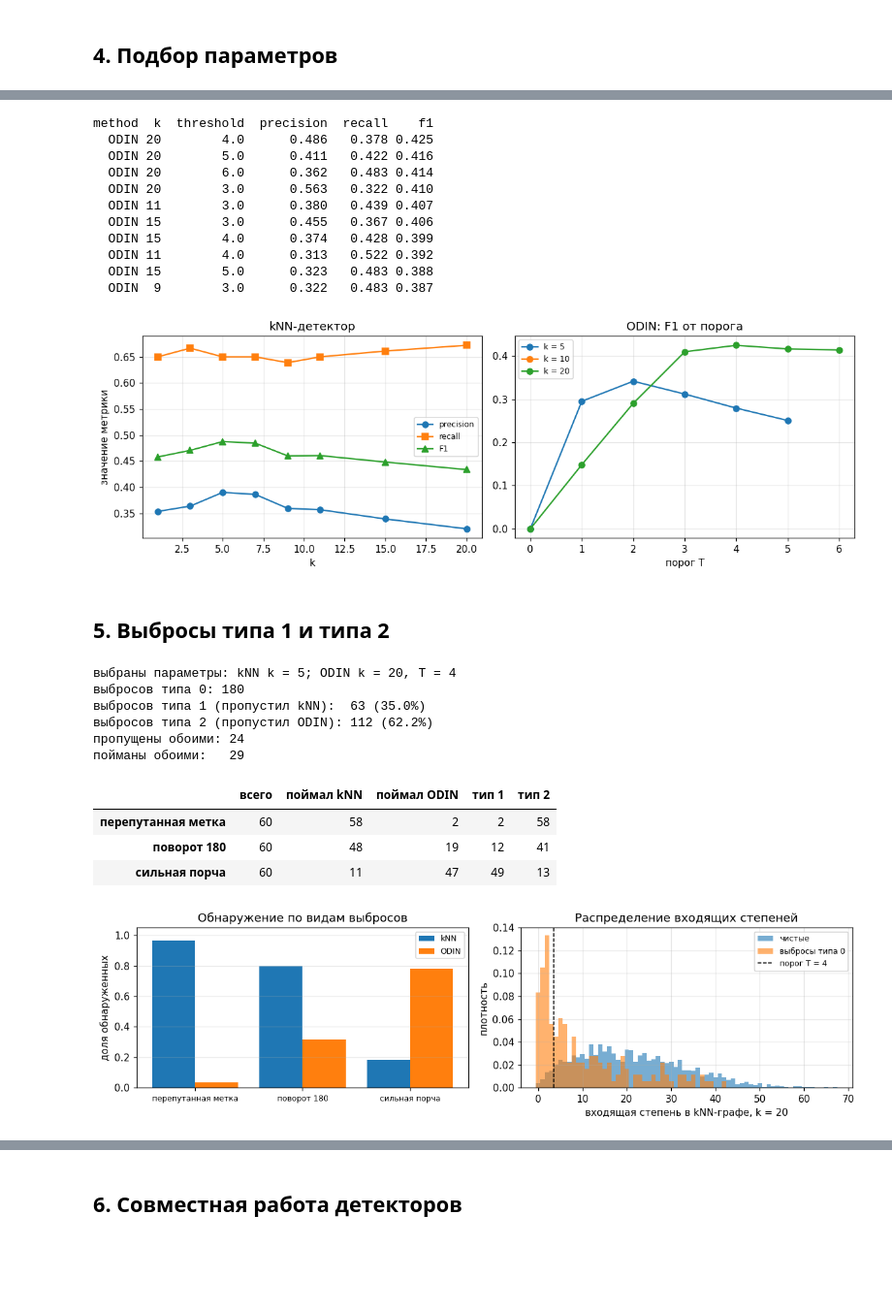
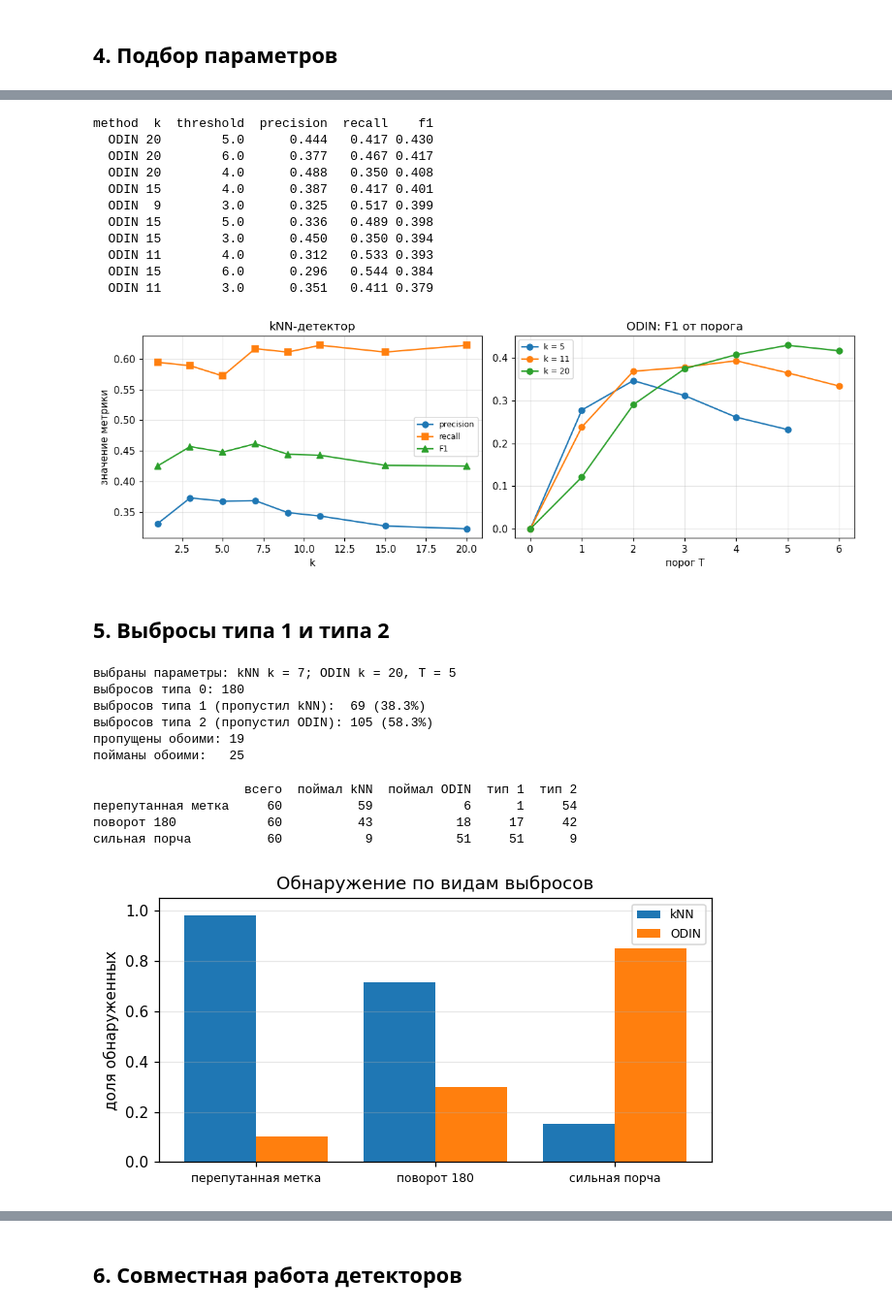
Before and after one commit to UsusCimex/NSU_DeepLearning, a Jupyter notebook: labs/lab-02-outliers-odin/outliers_knn_odin.ipynb, the cells around one changed output, grey strips where cells are left out. Shown at 97% size. Cells and saved outputs as stored; diff of their text form; code cells hidden in the pictures; blank space fills up the shorter version.

```diff
--- a/labs/lab-02-outliers-odin/outliers_knn_odin.ipynb
+++ b/labs/lab-02-outliers-odin/outliers_knn_odin.ipynb
@@ -101,7 +109,8 @@ def stratified(X, y, per_class, rng):
     return X[idx].copy(), y[idx].copy()
 
 
-X_clean, y_clean = stratified(X_all, y_all, 180, RNG)
+# чистые изображения из первой половины MNIST, выбросы потом делаются из второй
+X_clean, y_clean = stratified(X_all[:30000], y_all[:30000], 180, RNG)
 print(f'чистая выборка: {X_clean.shape}, по классам {np.bincount(y_clean)}')
 # %% [output]
 чистая выборка: (1800, 28, 28), по классам [180 180 180 180 180 180 180 180 180 180]
@@ -134,7 +143,7 @@ def make_outliers(X_pool, y_pool, rng):
     return np.concatenate(parts), np.concatenate(labels), np.array(kinds)
 
 
-pool_X, pool_y = stratified(X_all, y_all, 400, np.random.default_rng(7))
+pool_X, pool_y = stratified(X_all[30000:], y_all[30000:], 400, np.random.default_rng(7))
 X_out, y_out, kind_out = make_outliers(pool_X, pool_y, RNG)
 
 X = np.concatenate([X_clean, X_out])
@@ -186,7 +195,7 @@ def knn_flag(dist, y, k):
     """Выброс, если преобладающая метка k ближайших соседей не совпадает со своей."""
     flag = np.zeros(len(dist), dtype=bool)
     for i in range(len(dist)):
-        nn = np.argsort(dist[i])[:k]
+        nn = np.argsort(dist[i])[:k]  # номера k ближайших к i-му элементу
         votes = np.bincount(y[nn], minlength=10)  # сколько соседей у каждого класса
         flag[i] = votes.argmax() != y[i]
     return flag
@@ -196,8 +205,8 @@ def odin_indegree(dist, k):
     """Сколько раз элемент попал в число k ближайших соседей остальных элементов."""
     deg = np.zeros(len(dist), dtype=int)
     for i in range(len(dist)):
-        nn = np.argsort(dist[i])[:k]
-        deg[nn] += 1
+        for j in np.argsort(dist[i])[:k]:  # ребро из i в j для каждого из k соседей
+            deg[j] += 1
     return deg
 
 
@@ -250,16 +259,16 @@ best_odin = res[res.method == 'ODIN'].sort_values('f1', ascending=False).head(10
 print(best_odin.round(3).to_string(index=False))
 # %% [output]
 method  k  threshold  precision  recall    f1
-  ODIN 20        4.0      0.486   0.378 0.425
-  ODIN 20        5.0      0.411   0.422 0.416
-  ODIN 20        6.0      0.362   0.483 0.414
-  ODIN 20        3.0      0.563   0.322 0.410
-  ODIN 11        3.0      0.380   0.439 0.407
-  ODIN 15        3.0      0.455   0.367 0.406
-  ODIN 15        4.0      0.374   0.428 0.399
-  ODIN 11        4.0      0.313   0.522 0.392
-  ODIN 15        5.0      0.323   0.483 0.388
-  ODIN  9        3.0      0.322   0.483 0.387
+  ODIN 20        5.0      0.444   0.417 0.430
+  ODIN 20        6.0      0.377   0.467 0.417
+  ODIN 20        4.0      0.488   0.350 0.408
+  ODIN 15        4.0      0.387   0.417 0.401
+  ODIN  9        3.0      0.325   0.517 0.399
+  ODIN 15        5.0      0.336   0.489 0.398
+  ODIN 15        3.0      0.450   0.350 0.394
+  ODIN 11        4.0      0.312   0.533 0.393
+  ODIN 15        6.0      0.296   0.544 0.384
+  ODIN 11        3.0      0.351   0.411 0.379
 # %%
 fig, axes = plt.subplots(1, 2, figsize=(11, 3.8))
 sub = res[res.method == 'kNN']
@@ -269,7 +278,7 @@ axes[0].plot(sub.k, sub.f1, marker='^', label='F1')
 axes[0].set_title('kNN-детектор')
 axes[0].set_xlabel('k'); axes[0].grid(alpha=0.3); axes[0].legend(fontsize=8)
 
-for k in [5, 10, 20]:
+for k in [5, 11, 20]:
     s = res[(res.method == 'ODIN') & (res.k == k)].sort_values('threshold')
     axes[1].plot(s.threshold, s.f1, marker='o', label=f'k = {k}')
 axes[1].set_title('ODIN: F1 от порога')
@@ -278,7 +287,7 @@ axes[0].set_ylabel('значение метрики')
 plt.tight_layout()
 plt.show()
 # %% [output]
-[figure, old version]
+[figure, new version]
 # %% [markdown]
 ## 5. Выбросы типа 1 и типа 2
 # %%
@@ -299,12 +308,12 @@ print(f'выбросов типа 2 (пропустил ODIN): {type2.sum()} ({t
 print(f'пропущены обоими: {(type1 & type2).sum()}')
 print(f'пойманы обоими:   {(flag_knn & flag_odin & is_outlier).sum()}')
 # %% [output]
-выбраны параметры: kNN k = 5; ODIN k = 20, T = 4
+выбраны параметры: kNN k = 7; ODIN k = 20, T = 5
 выбросов типа 0: 180
-выбросов типа 1 (пропустил kNN):  63 (35.0%)
-выбросов типа 2 (пропустил ODIN): 112 (62.2%)
-пропущены обоими: 24
-пойманы обоими:   29
+выбросов типа 1 (пропустил kNN):  69 (38.3%)
+выбросов типа 2 (пропустил ODIN): 105 (58.3%)
+пропущены обоими: 19
+пойманы обоими:   25
 # %%
 by_kind = pd.DataFrame({
     'всего': pd.Series(kind[is_outlier]).value_counts(),
@@ -313,32 +322,23 @@ by_kind = pd.DataFrame({
 }).fillna(0).astype(int)
 by_kind['тип 1'] = by_kind['всего'] - by_kind['поймал kNN']
 by_kind['тип 2'] = by_kind['всего'] - by_kind['поймал ODIN']
-by_kind
+print(by_kind.to_string())
 # %% [output]
-|  | всего | поймал kNN | поймал ODIN | тип 1 | тип 2 |
-| перепутанная метка | 60 | 58 | 2 | 2 | 58 |
-| поворот 180 | 60 | 48 | 19 | 12 | 41 |
-| сильная порча | 60 | 11 | 47 | 49 | 13 |
+                    всего  поймал kNN  поймал ODIN  тип 1  тип 2
+перепутанная метка     60          59            6      1     54
+поворот 180            60          43           18     17     42
+сильная порча          60           9           51     51      9
 # %%
-fig, axes = plt.subplots(1, 2, figsize=(11, 3.2))
+fig, ax = plt.subplots(figsize=(6, 3.2))
 labels = list(by_kind.index)
 xs = np.arange(len(labels))
-axes[0].bar(xs - 0.2, by_kind['поймал kNN'] / by_kind['всего'], 0.4, label='kNN')
-axes[0].bar(xs + 0.2, by_kind['поймал ODIN'] / by_kind['всего'], 0.4, label='ODIN')
-axes[0].set_xticks(xs); axes[0].set_xticklabels(labels, fontsize=8)
-axes[0].set_ylabel('доля обнаруженных'); axes[0].set_ylim(0, 1.05)
-axes[0].set_title('Обнаружение по видам выбросов'); axes[0].legend(fontsize=8)
-axes[0].grid(alpha=0.3, axis='y')
-
-ind = odin_indegree(dist, K_ODIN)
-bins = np.arange(0, ind.max() + 2) - 0.5
-axes[1].hist(ind[~is_outlier], bins=bins, alpha=0.6, label='чистые', density=True)
-axes[1].hist(ind[is_outlier], bins=bins, alpha=0.6, label='выбросы типа 0', density=True)
-axes[1].axvline(T_ODIN - 0.5, color='black', ls='--', lw=1, label=f'порог T = {T_ODIN}')
-axes[1].set_xlabel(f'входящая степень в kNN-графе, k = {K_ODIN}')
-axes[1].set_ylabel('плотность'); axes[1].set_title('Распределение входящих степеней')
-axes[1].legend(fontsize=8); axes[1].grid(alpha=0.3)
+ax.bar(xs - 0.2, by_kind['поймал kNN'] / by_kind['всего'], 0.4, label='kNN')
+ax.bar(xs + 0.2, by_kind['поймал ODIN'] / by_kind['всего'], 0.4, label='ODIN')
+ax.set_xticks(xs); ax.set_xticklabels(labels, fontsize=8)
+ax.set_ylabel('доля обнаруженных'); ax.set_ylim(0, 1.05)
+ax.set_title('Обнаружение по видам выбросов'); ax.legend(fontsize=8)
+ax.grid(alpha=0.3, axis='y')
 plt.tight_layout()
 plt.show()
 # %% [output]
-[figure, old version]
+[figure, new version]
```
Also changed, not shown: parts of 8 cells of this notebook, 23 other files.
